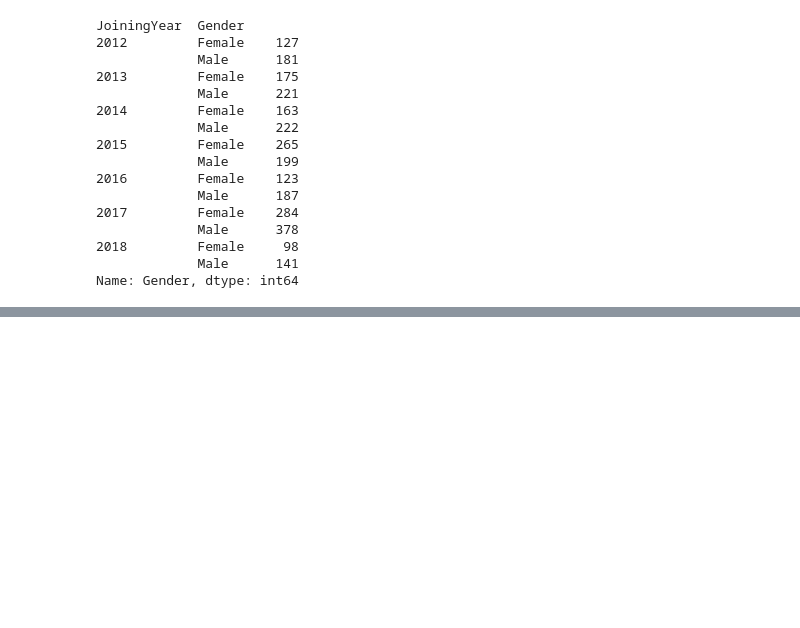
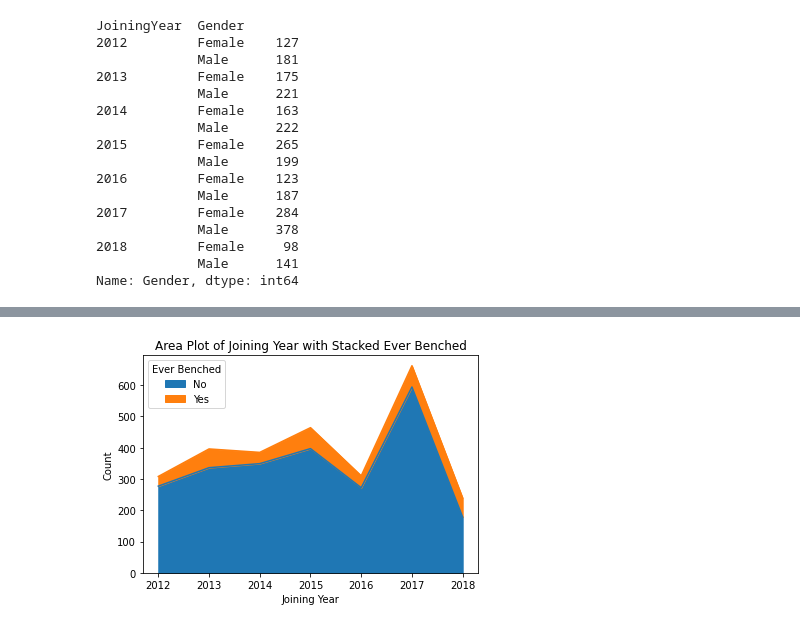
Before and after one commit to halchemylab/employee-classification-machine-learning-project, a Jupyter notebook: notebook.ipynb, the cells around one changed output, grey strips where cells are left out. Saved outputs shown, nothing was run; the diff lists cells and outputs as text; code cells hidden in the pictures; blank space fills up the shorter version.

```diff
--- a/notebook.ipynb
+++ b/notebook.ipynb
@@ -216,0 +234,11 @@ plt.show()
+# %%
+grouped = df.groupby(["JoiningYear", "EverBenched"])["EverBenched"].count().unstack()
+# %%
+grouped.plot(kind="area", stacked=True)
+plt.xlabel("Joining Year")
+plt.ylabel("Count")
+plt.title("Area Plot of Joining Year with Stacked Ever Benched")
+plt.legend(title = "Ever Benched")
+plt.show()
+# %% [output]
+[figure, added]
```
Also changed, not shown: parts of 16 cells of this notebook.
